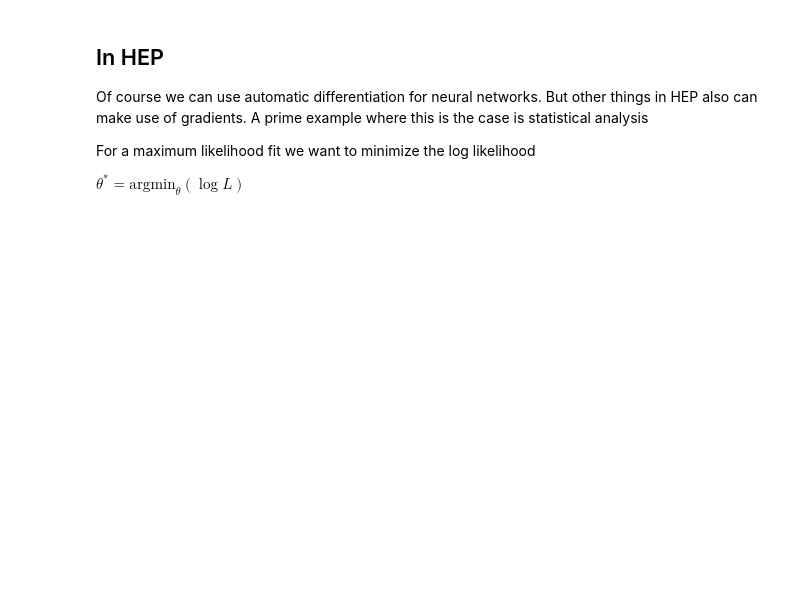
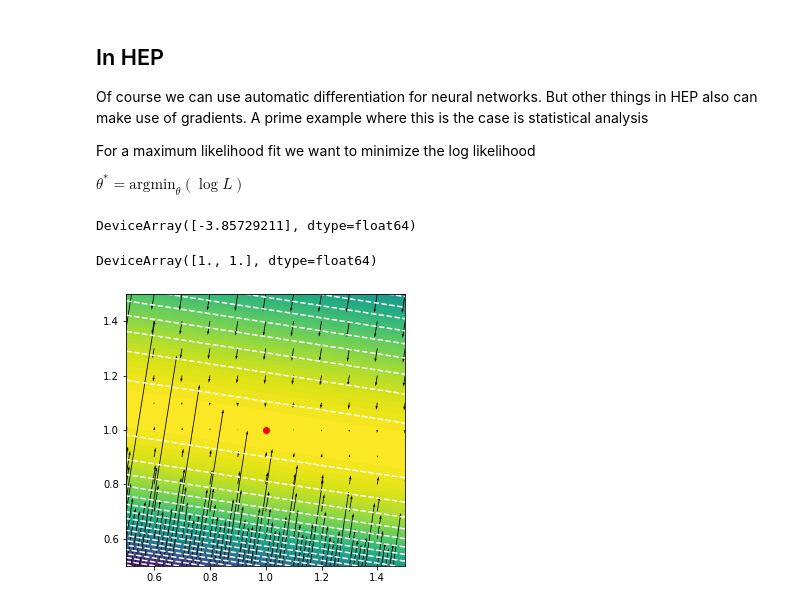
Before and after one commit to lukasheinrich/pyhep2020-autodiff-tutorial, a Jupyter notebook: Tutorial.ipynb, the cells around one changed output. Cells and saved outputs as stored; diff of their text form; code cells hidden in the pictures; blank space fills up the shorter version.

Commit message:
pyhf

```diff
--- a/Tutorial.ipynb
+++ b/Tutorial.ipynb
@@ -968,33 +1069,52 @@ import matplotlib.pyplot as plt
 # %%
 pyhf.set_backend('jax')
 # %%
-m = pyhf.simplemodels.hepdata_like([5.],[5.],[2.])
+m = pyhf.simplemodels.hepdata_like([5.],[30.],[25.])
 pars = jnp.array(m.config.suggested_init())
-data = jnp.array([10.] + m.config.auxdata)
+data = jnp.array([35.] + m.config.auxdata)
 m.logpdf(pars,data)
+# %% [output]
+DeviceArray([-3.85729211], dtype=float64)
 # %%
 bestfit = pyhf.infer.mle.fit(data,m)
+bestfit
+# %% [output]
+DeviceArray([1., 1.], dtype=float64)
 # %%
-grid = x,y = np.mgrid[0:5:101j,0:5:101j]
+grid = x,y = np.mgrid[.5:1.5:101j,.5:1.5:101j]
 
 points = np.swapaxes(grid,0,-1).reshape(-1,2)
 v = jax.vmap(m.logpdf, in_axes = (0,None))(points,data)
 v = np.swapaxes(v.reshape(101,101),0,-1)
 plt.contourf(x,y,v, levels = 100)
 plt.contour(x,y,v, levels = 20, colors = 'w')
 
 
 
-grid = x,y = np.mgrid[0:5:11j,0:5:11j]
+grid = x,y = np.mgrid[0:2:21j,0:2:21j]
 points = np.swapaxes(grid,0,-1).reshape(-1,2)
-gradients = jax.vmap(jax.grad(lambda p,d: -m.logpdf(p,d)[0]), in_axes = (0,None))(points,data)
+values, gradients = jax.vmap(
+    jax.value_and_grad(
+        lambda p,d: m.logpdf(p,d)[0]
+    ), in_axes = (0,None)
+)(points,data)
 
-
-plt.quiver(x,y,-gradients[:,0],-gradients[:,1], angles = 'xy', units = 'xy', scale = 20)
+plt.quiver(
+    x,
+    y,
+    np.swapaxes(gradients[:,0].reshape(21,21),0,-1),
+    np.swapaxes(gradients[:,1].reshape(21,21),0,-1),
+    angles = 'xy',
+    units = 'xy',
+    scale = 150
+)
 plt.scatter(bestfit[0],bestfit[1], c = 'r')
 
-plt.xlim(0,5)
-plt.ylim(0,5)
+plt.xlim(0.5,1.5)
+plt.ylim(0.5,1.5)
+plt.gcf().set_size_inches(5,5)
+# %% [output]
+[figure, added]
 # %% [markdown]
 ## Thanks for joining the Tutorial!
 
```
Also changed, not shown: parts of 28 cells of this notebook.
